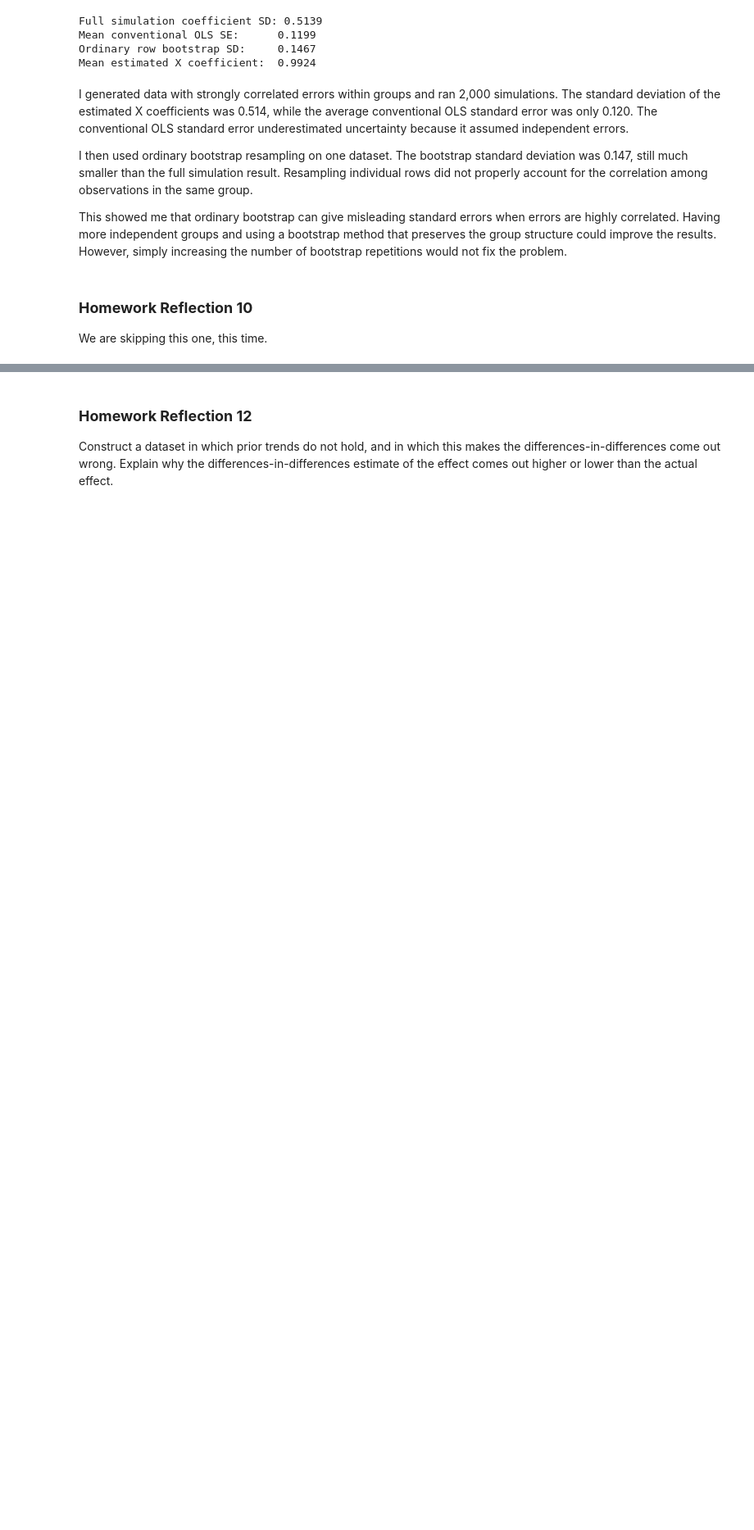
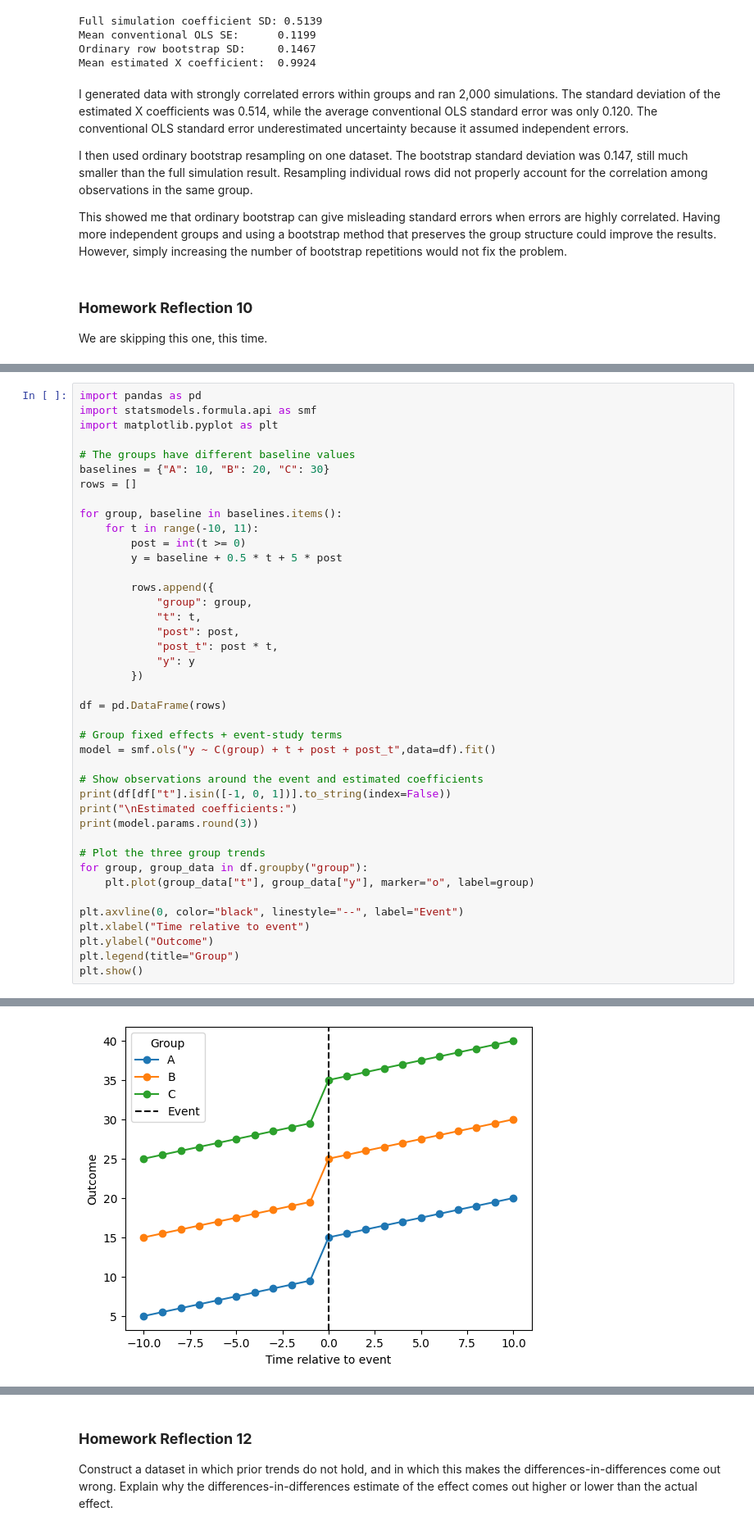
Before and after one commit to Roozbehkhodayari/experimental-design-causality, a Jupyter notebook: Reflection_Questions/Week-9-12/Week 9-12-Reflections.ipynb, the cells around one changed output, grey strips where cells are left out. Shown at 82% size. Drawn from its saved outputs; the diff is of its cells as text; blank space fills up the shorter version.

```diff
--- a/Reflection_Questions/Week-9-12/Week 9-12-Reflections.ipynb
+++ b/Reflection_Questions/Week-9-12/Week 9-12-Reflections.ipynb
@@ -134,0 +190,42 @@ Explain what you did, how the model works, and how it accounts for both baseline
+# %%
+import pandas as pd
+import statsmodels.formula.api as smf
+import matplotlib.pyplot as plt
+
+# The groups have different baseline values
+baselines = {"A": 10, "B": 20, "C": 30}
+rows = []
+
+for group, baseline in baselines.items():
+    for t in range(-10, 11):
+        post = int(t >= 0)
+        y = baseline + 0.5 * t + 5 * post
+
+        rows.append({
+            "group": group,
+            "t": t,
+            "post": post,
+            "post_t": post * t,
+            "y": y
+        })
+
+df = pd.DataFrame(rows)
+
+# Group fixed effects + event-study terms
+model = smf.ols("y ~ C(group) + t + post + post_t",data=df).fit()
+
+# Show observations around the event and estimated coefficients
+print(df[df["t"].isin([-1, 0, 1])].to_string(index=False))
+print("\nEstimated coefficients:")
+print(model.params.round(3))
+
+# Plot the three group trends
+for group, group_data in df.groupby("group"):
+    plt.plot(group_data["t"], group_data["y"], marker="o", label=group)
+
+plt.axvline(0, color="black", linestyle="--", label="Event")
+plt.xlabel("Time relative to event")
+plt.ylabel("Outcome")
+plt.legend(title="Group")
+plt.show()
+# %% [output]
@@ -134,0 +251 @@ Explain what you did, how the model works, and how it accounts for both baseline
+[figure, added]
```
Also changed, not shown: parts of 6 cells of this notebook, 1 other file.
